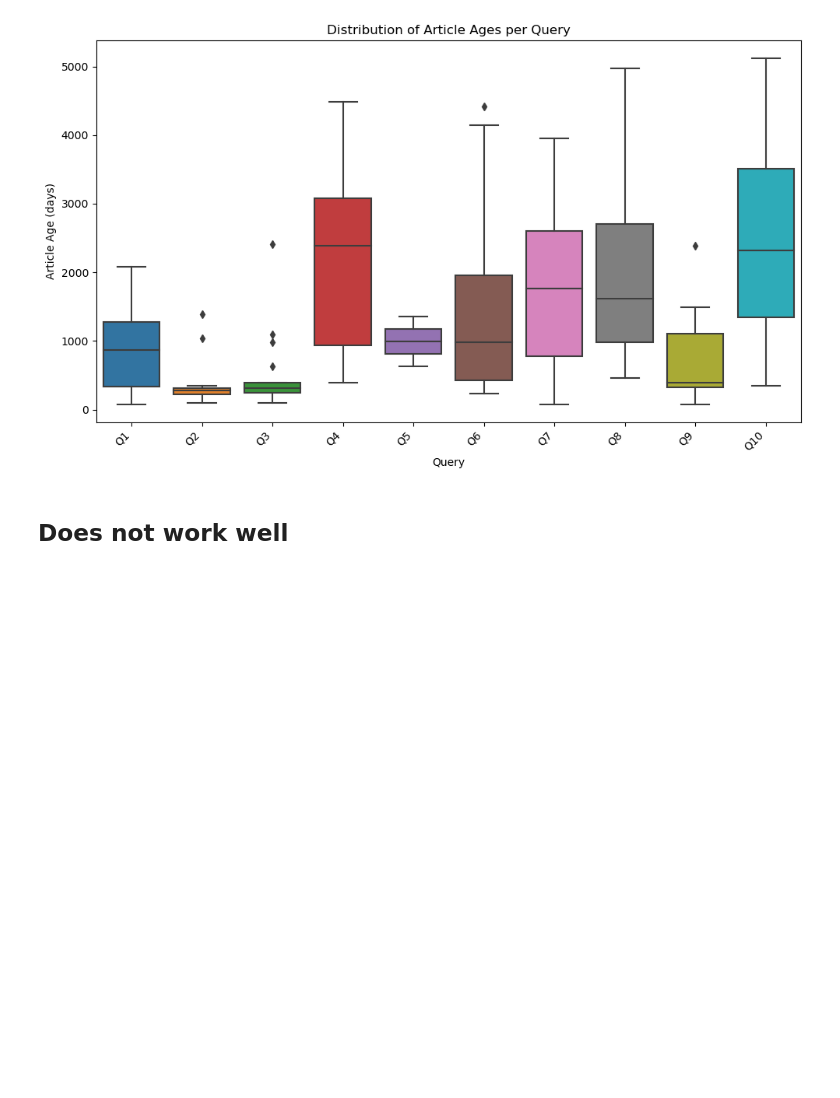
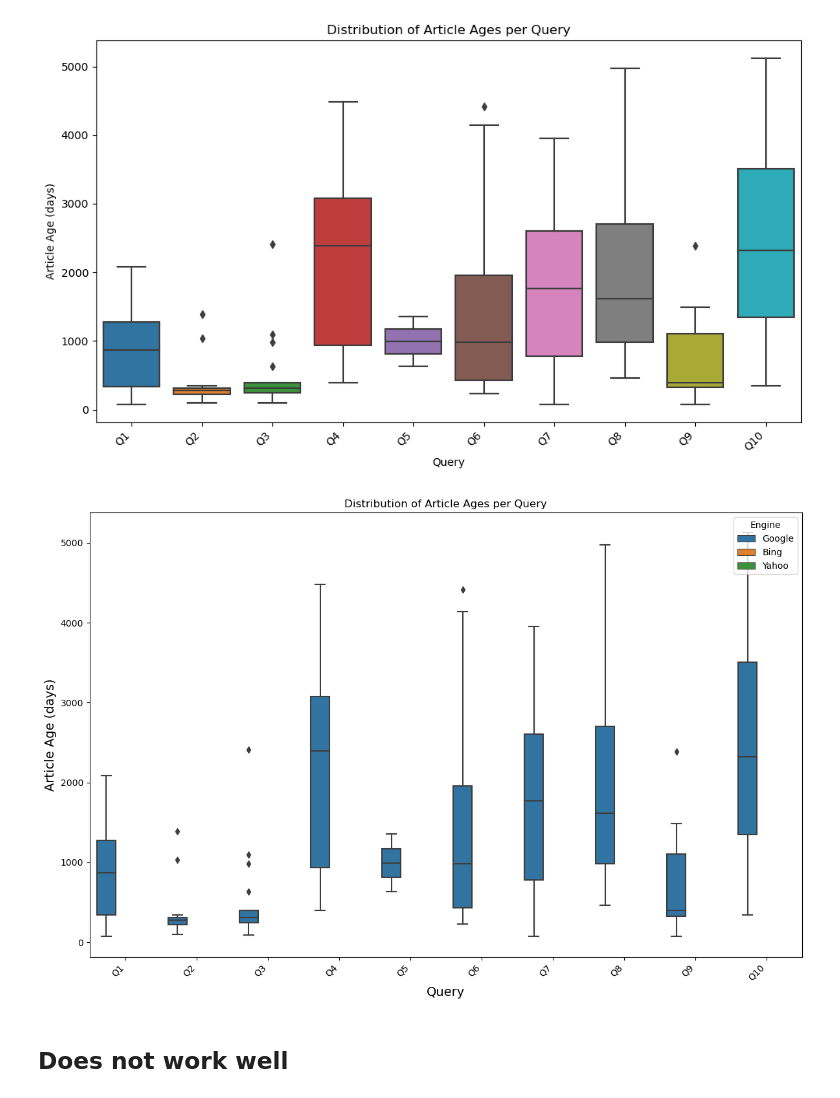
Before and after one commit to cdjuikem/NCI2, a Jupyter notebook: CODES/Classification_test/Statistics.ipynb, the cells around one changed output. Drawn from its saved outputs; the diff is of its cells as text; code cells hidden in the pictures; blank space fills up the shorter version.

```diff
--- a/CODES/Classification_test/Statistics.ipynb
+++ b/CODES/Classification_test/Statistics.ipynb
@@ -166,6 +193,26 @@ plt.tight_layout()
 plt.show()
 # %% [output]
 [figure]
+# %%
+# Convert 'Dates' to datetime and calculate article age
+df['Dates'] = pd.to_datetime(df['Dates'], errors='coerce')
+df['Article Age'] = (datetime.now() - df['Dates']).dt.days
+
+# Generate query names Q1, Q2, ..., Q10
+query_names = [f'Q{i}' for i in range(1, len(df['Query'].unique()) + 1)]  # Adjust based on your data
+
+# Plotting a box plot grouped by engine
+plt.figure(figsize=(12, 8))
+sns.boxplot(x='Query', y='Article Age', hue='Engine', data=df)
+plt.title('Distribution of Article Ages per Query')
+plt.xticks(ticks=range(len(query_names)), labels=query_names, rotation=45, ha='right')  # Set xticks with query names
+plt.xlabel('Query', fontsize=14)
+plt.ylabel('Article Age (days)', fontsize=14)
+plt.legend(title='Engine', loc='upper right')
+plt.tight_layout()
+plt.show()
+# %% [output]
+[figure, added]
 # %% [markdown]
 ## Does not work well
 # %%
```
Also changed, not shown: parts of 2 cells of this notebook.
